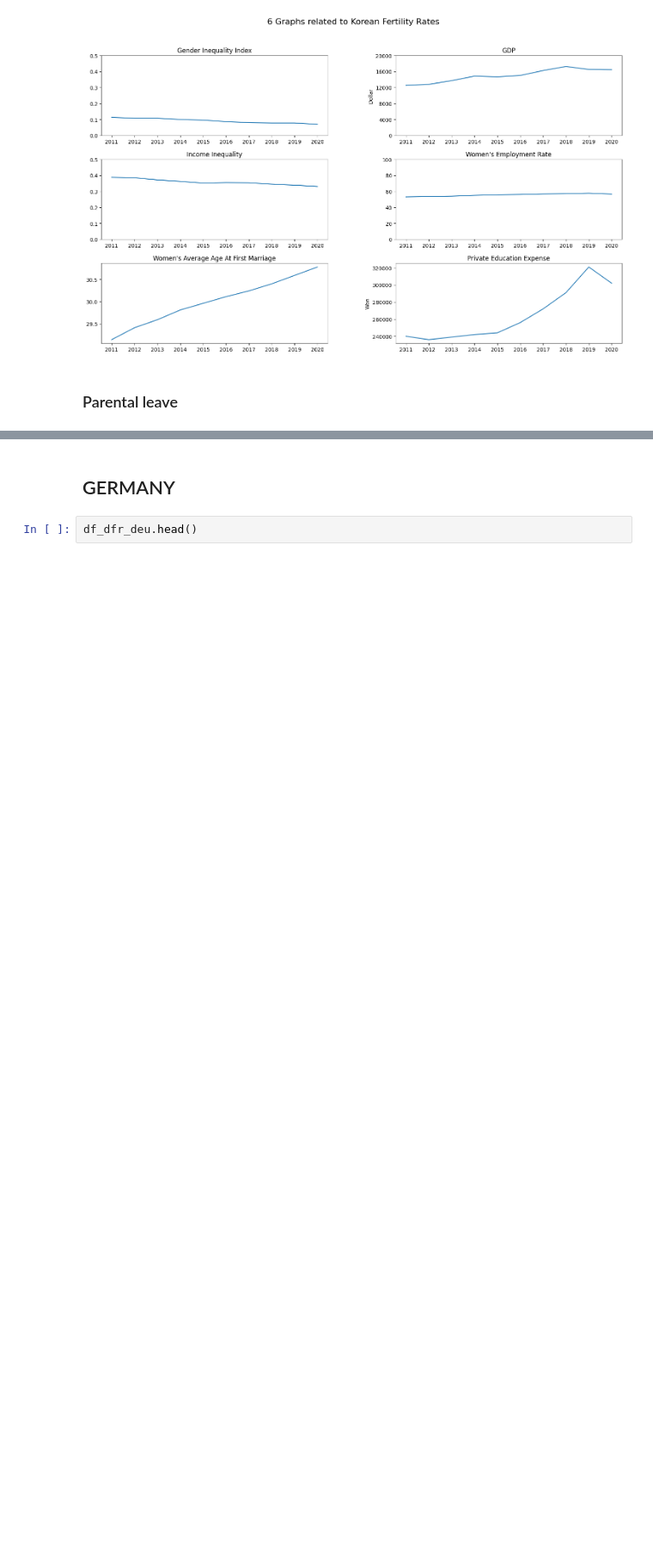
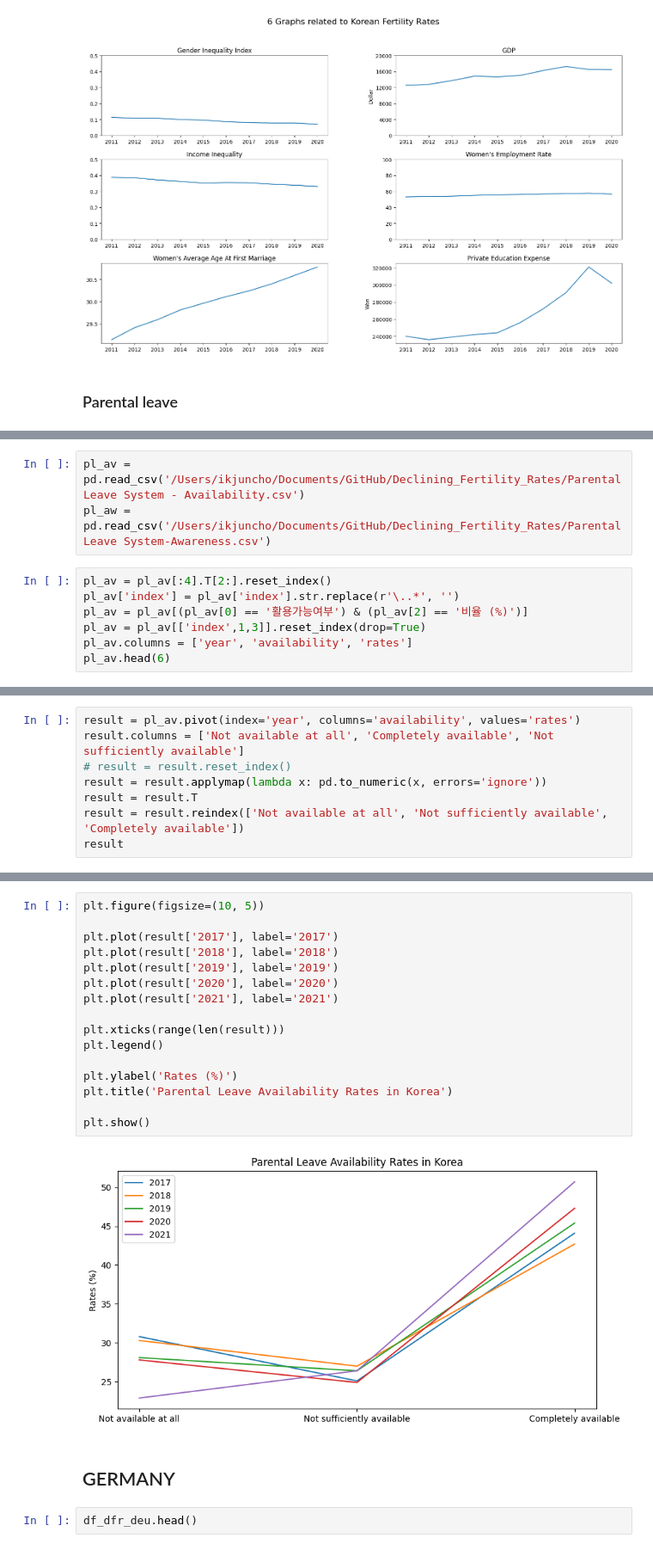
Before and after one commit to ikkjun/Declining_Fertility_Rates, a Jupyter notebook: Declining_Fertility_Rates.ipynb, the cells around one changed output, grey strips where cells are left out. Shown: that part at 86% size. Saved outputs shown, nothing was run; the diff lists cells and outputs as text; blank space fills up the shorter version.

```diff
--- a/Declining_Fertility_Rates.ipynb
+++ b/Declining_Fertility_Rates.ipynb
@@ -358,0 +357,10 @@ pl = pd.read_csv()
+# %%
+pl_av = pd.read_csv('/Users/ikjuncho/Documents/GitHub/Declining_Fertility_Rates/Parental Leave System - Availability.csv')
+pl_aw = pd.read_csv('/Users/ikjuncho/Documents/GitHub/Declining_Fertility_Rates/Parental Leave System-Awareness.csv')
+# %%
+pl_av = pl_av[:4].T[2:].reset_index()
+pl_av['index'] = pl_av['index'].str.replace(r'\..*', '')
+pl_av = pl_av[(pl_av[0] == '활용가능여부') & (pl_av[2] == '비율 (%)')]
+pl_av = pl_av[['index',1,3]].reset_index(drop=True)
+pl_av.columns = ['year', 'availability', 'rates']
+pl_av.head(6)
@@ -358,0 +375,8 @@ pl = pd.read_csv()
+# %%
+result = pl_av.pivot(index='year', columns='availability', values='rates')
+result.columns = ['Not available at all', 'Completely available', 'Not sufficiently available']
+# result = result.reset_index()
+result = result.applymap(lambda x: pd.to_numeric(x, errors='ignore'))
+result = result.T
+result = result.reindex(['Not available at all', 'Not sufficiently available', 'Completely available'])
+result
@@ -359,3 +388,21 @@ pl = pd.read_csv()
+# %%
+plt.figure(figsize=(10, 5))
+
+plt.plot(result['2017'], label='2017')
+plt.plot(result['2018'], label='2018')
+plt.plot(result['2019'], label='2019')
+plt.plot(result['2020'], label='2020')
+plt.plot(result['2021'], label='2021')
+
+plt.xticks(range(len(result)))
+plt.legend()
+
+plt.ylabel('Rates (%)')
+plt.title('Parental Leave Availability Rates in Korea')
+
+plt.show()
+# %% [output]
+[figure, added]
 # %% [markdown]
 ## GERMANY
 # %%
```
Also changed, not shown: parts of 3 cells of this notebook.
